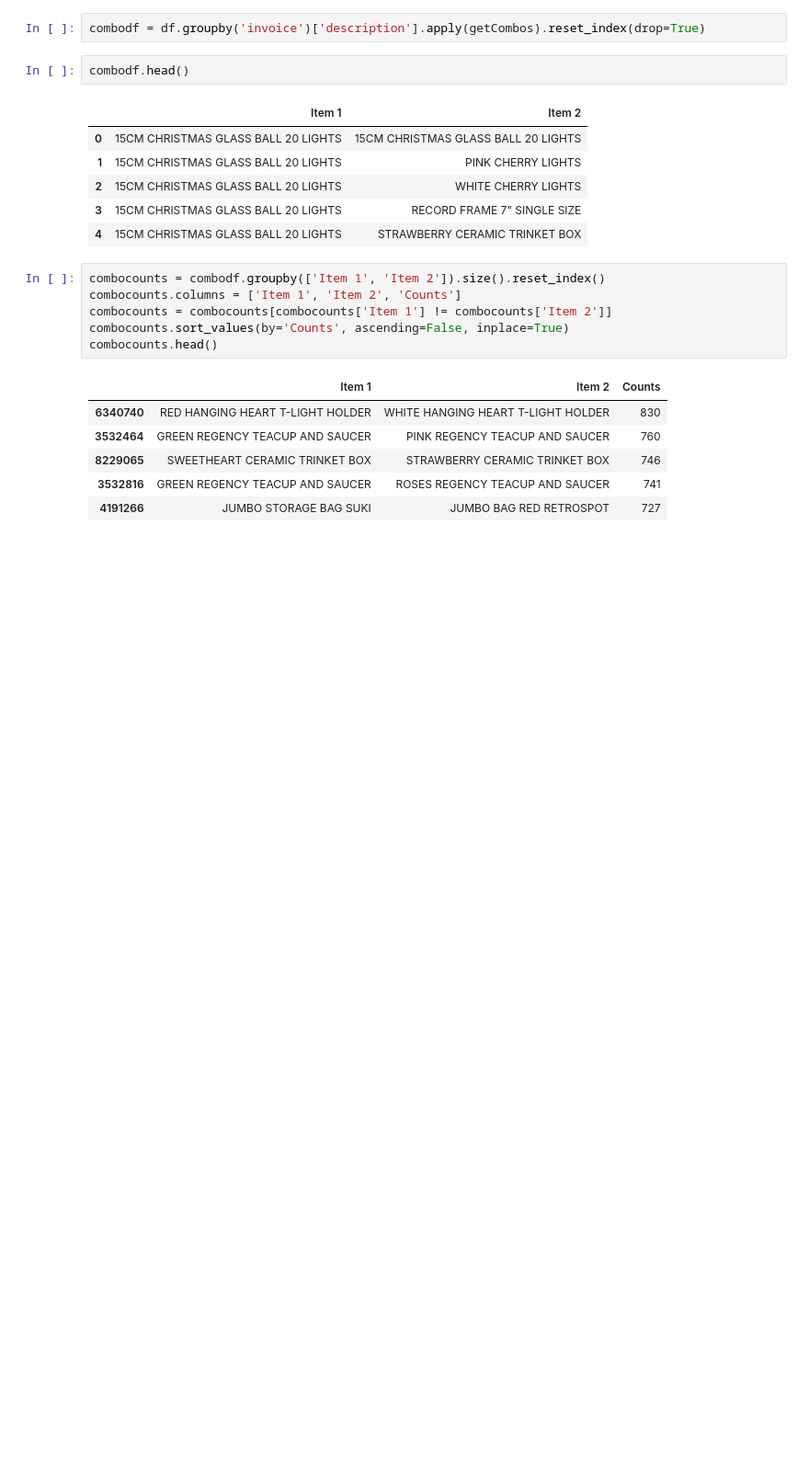
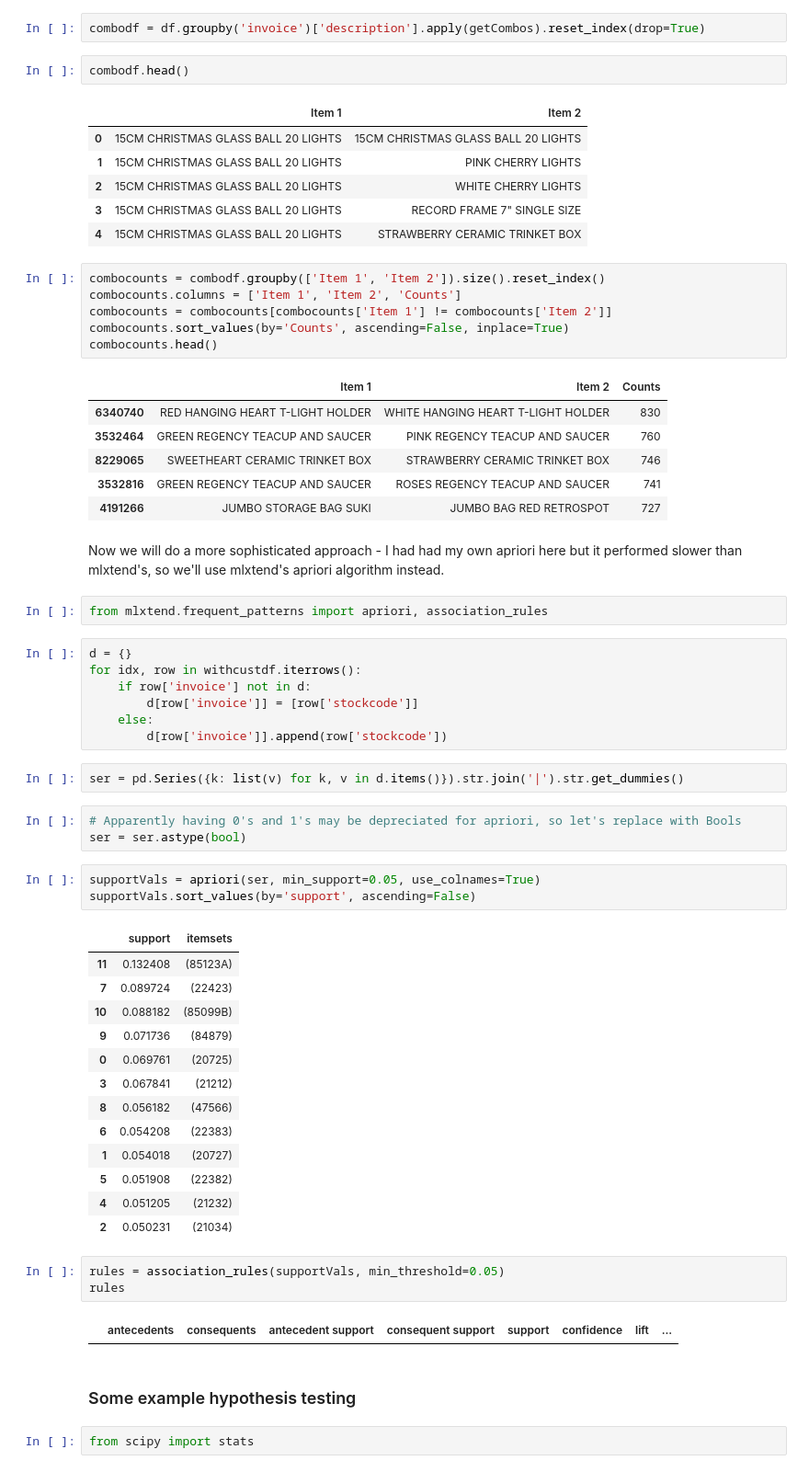
Before and after one commit to zadealfalah/salesSample, a Jupyter notebook: onlineRetail2/onlineRetail.ipynb, the cells around one changed output. Shown at 92% size. Cells and saved outputs as stored; diff of their text form; blank space fills up the shorter version.

Commit message:
begin apriori

```diff
--- a/onlineRetail2/onlineRetail.ipynb
+++ b/onlineRetail2/onlineRetail.ipynb
@@ -957,3 +904,45 @@ combocounts.head()
 | 8229065 | SWEETHEART CERAMIC TRINKET BOX | STRAWBERRY CERAMIC TRINKET BOX | 746 |
 | 3532816 | GREEN REGENCY TEACUP AND SAUCER | ROSES REGENCY TEACUP AND SAUCER | 741 |
 | 4191266 | JUMBO STORAGE BAG SUKI | JUMBO BAG RED RETROSPOT | 727 |
+# %% [markdown]
+Now we will do a more sophisticated approach - I had had my own apriori here but it performed slower than mlxtend's, so we'll use mlxtend's apriori algorithm instead.
+# %%
+from mlxtend.frequent_patterns import apriori, association_rules
+# %%
+d = {}
+for idx, row in withcustdf.iterrows():
+    if row['invoice'] not in d:
+        d[row['invoice']] = [row['stockcode']]
+    else:
+        d[row['invoice']].append(row['stockcode'])
+# %%
+ser = pd.Series({k: list(v) for k, v in d.items()}).str.join('|').str.get_dummies()
+# %%
+# Apparently having 0's and 1's may be depreciated for apriori, so let's replace with Bools
+ser = ser.astype(bool)
+# %%
+supportVals = apriori(ser, min_support=0.05, use_colnames=True)
+supportVals.sort_values(by='support', ascending=False)
+# %% [output]
+|  | support | itemsets |
+| 11 | 0.132408 | (85123A) |
+| 7 | 0.089724 | (22423) |
+| 10 | 0.088182 | (85099B) |
+| 9 | 0.071736 | (84879) |
+| 0 | 0.069761 | (20725) |
+| 3 | 0.067841 | (21212) |
+| 8 | 0.056182 | (47566) |
+| 6 | 0.054208 | (22383) |
+| 1 | 0.054018 | (20727) |
+| 5 | 0.051908 | (22382) |
+| 4 | 0.051205 | (21232) |
+| 2 | 0.050231 | (21034) |
+# %%
+rules = association_rules(supportVals, min_threshold=0.05)
+rules
+# %% [output]
+|  | antecedents | consequents | antecedent support | consequent support | support | confidence | lift | ... |
+# %% [markdown]
+### Some example hypothesis testing
+# %%
+from scipy import stats
```
Also changed, not shown: parts of 12 cells of this notebook.
